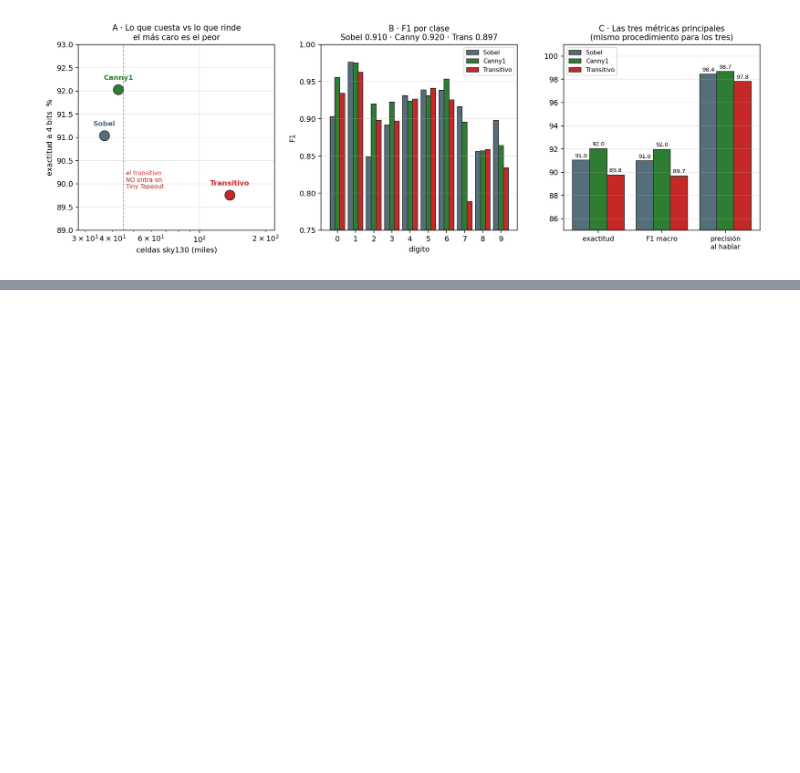
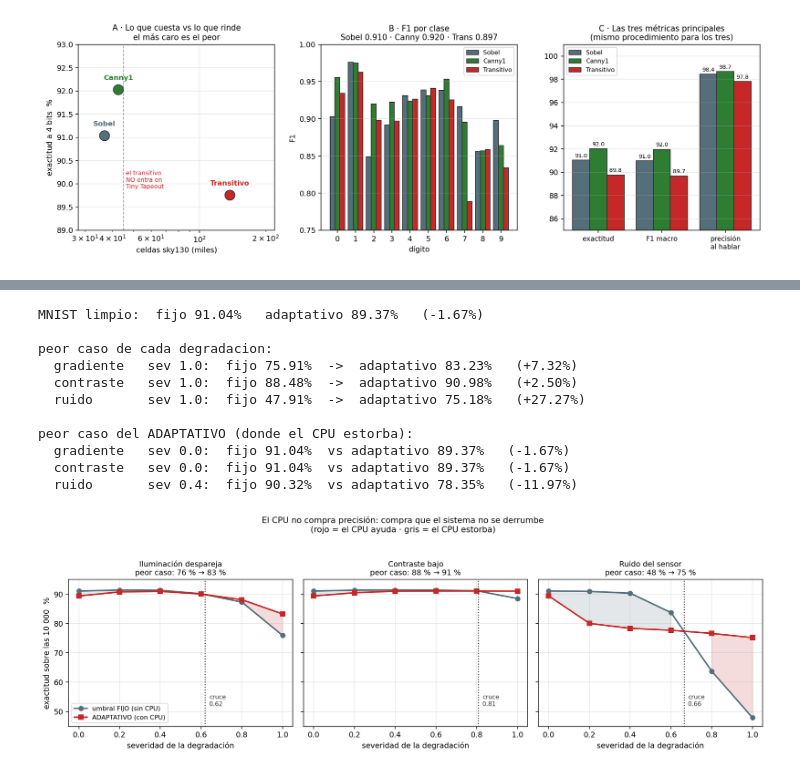
Before and after one commit to VictorMartinez89/tty_project_filter, a Jupyter notebook: conda/TTY_Filter_Sobel/TTY_Filter_Sobel2.ipynb, the cells around one changed output, grey strips where cells are left out. Cells and saved outputs as stored; diff of their text form; code cells hidden in the pictures; blank space fills up the shorter version.

```diff
--- a/conda/TTY_Filter_Sobel/TTY_Filter_Sobel2.ipynb
+++ b/conda/TTY_Filter_Sobel/TTY_Filter_Sobel2.ipynb
@@ -1515,0 +1607,62 @@ peor clase de cada uno:
+# %%
+# === Cuaderno 2 · figura 9: qué compra el CPU — el umbral adaptativo ===
+# El SoC no cambia el mapa de bordes (45 pares identicos, ya medido). Lo unico que agrega es
+# escribir el umbral en tiempo de ejecucion. Esto mide cuanto vale eso.
+import numpy as np, matplotlib.pyplot as plt
+d = np.load("../../clasificador_mnist/soc_umbral.npz", allow_pickle=True)
+R = d["res"]
+modos = ["gradiente", "contraste", "ruido"]
+tit = {"gradiente":"Iluminación despareja", "contraste":"Contraste bajo", "ruido":"Ruido del sensor"}
+
+fig, ax = plt.subplots(1, 3, figsize=(13.6, 4.3), sharey=True)
+for a, m in zip(ax, modos):
+    f = np.array([(float(s), float(x), float(y)) for mm, s, x, y in R if mm == m])
+    f = f[np.argsort(f[:,0])]
+    s, fijo, adap = f[:,0], f[:,1]*100, f[:,2]*100
+    a.plot(s, fijo, "o-", c="#546e7a", lw=2, ms=6, label="umbral FIJO (sin CPU)")
+    a.plot(s, adap, "s-", c="#c62828", lw=2, ms=6, label="ADAPTATIVO (con CPU)")
+    a.fill_between(s, fijo, adap, where=(adap>=fijo), color="#c62828", alpha=.16)
+    a.fill_between(s, fijo, adap, where=(adap<fijo),  color="#546e7a", alpha=.16)
+    # el punto de cruce
+    cr = np.where(np.diff(np.sign(adap-fijo)))[0]
+    if len(cr):
+        k = cr[-1]; xc = s[k] + (s[k+1]-s[k])*abs(adap[k]-fijo[k])/(abs(adap[k]-fijo[k])+abs(adap[k+1]-fijo[k+1]))
+        a.axvline(xc, c="#333", ls=":", lw=1.3)
+        a.text(xc+.02, 52, f"cruce\n{xc:.2f}", fontsize=8, color="#333")
+    a.set_title(f"{tit[m]}\npeor caso: {fijo.min():.0f} % → {adap[np.argmin(fijo)]:.0f} %", fontsize=10)
+    a.set_xlabel("severidad de la degradación"); a.grid(alpha=.3)
+ax[0].set_ylabel("exactitud sobre las 10 000  %"); ax[0].set_ylim(45, 95)
+ax[0].legend(fontsize=8.5, loc="lower left")
+fig.suptitle("El CPU no compra precisión: compra que el sistema no se derrumbe\n"
+             "(rojo = el CPU ayuda · gris = el CPU estorba)", fontsize=11, y=1.04)
+plt.tight_layout()
+plt.savefig("fig_soc_umbral.png", dpi=140, bbox_inches="tight")
+plt.show()
+
+lim = d["limpio"]
+print(f"MNIST limpio:  fijo {lim[0]:.2%}   adaptativo {lim[1]:.2%}   ({lim[1]-lim[0]:+.2%})")
+print("\npeor caso de cada degradacion:")
+for m in modos:
+    f = np.array([(float(s), float(x), float(y)) for mm,s,x,y in R if mm==m])
+    k = np.argmin(f[:,1])
+    print(f"  {m:<11} sev {f[k,0]:.1f}:  fijo {f[k,1]:.2%}  ->  adaptativo {f[k,2]:.2%}"
+          f"   ({f[k,2]-f[k,1]:+.2%})")
+print("\npeor caso del ADAPTATIVO (donde el CPU estorba):")
+for m in modos:
+    f = np.array([(float(s), float(x), float(y)) for mm,s,x,y in R if mm==m])
+    k = np.argmin(f[:,2]-f[:,1])
+    print(f"  {m:<11} sev {f[k,0]:.1f}:  fijo {f[k,1]:.2%}  vs adaptativo {f[k,2]:.2%}"
+          f"   ({f[k,2]-f[k,1]:+.2%})")
+# %% [output]
+MNIST limpio:  fijo 91.04%   adaptativo 89.37%   (-1.67%)
+
+peor caso de cada degradacion:
+  gradiente   sev 1.0:  fijo 75.91%  ->  adaptativo 83.23%   (+7.32%)
+  contraste   sev 1.0:  fijo 88.48%  ->  adaptativo 90.98%   (+2.50%)
+  ruido       sev 1.0:  fijo 47.91%  ->  adaptativo 75.18%   (+27.27%)
+
+peor caso del ADAPTATIVO (donde el CPU estorba):
+  gradiente   sev 0.0:  fijo 91.04%  vs adaptativo 89.37%   (-1.67%)
+  contraste   sev 0.0:  fijo 91.04%  vs adaptativo 89.37%   (-1.67%)
+  ruido       sev 0.4:  fijo 90.32%  vs adaptativo 78.35%   (-11.97%)
+[figure, added]
```
Also changed, not shown: parts of 2 cells of this notebook, 4 other files.
